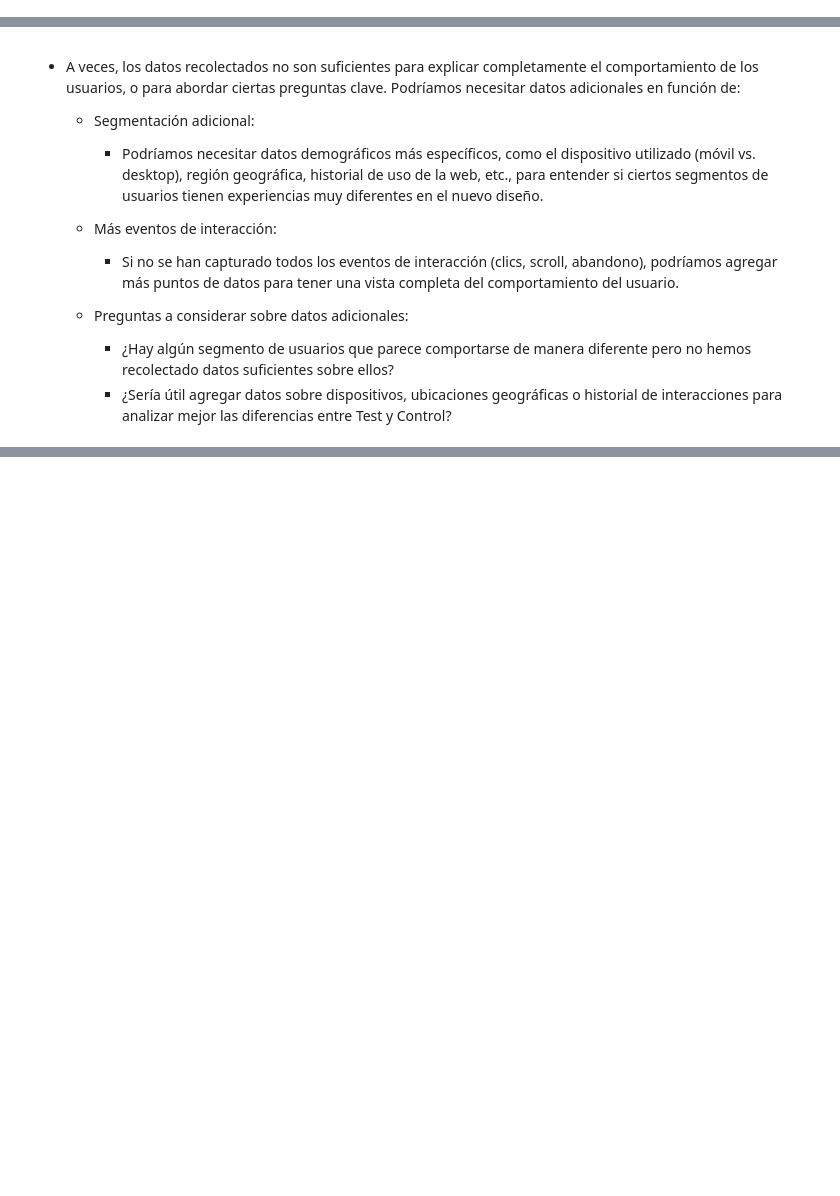
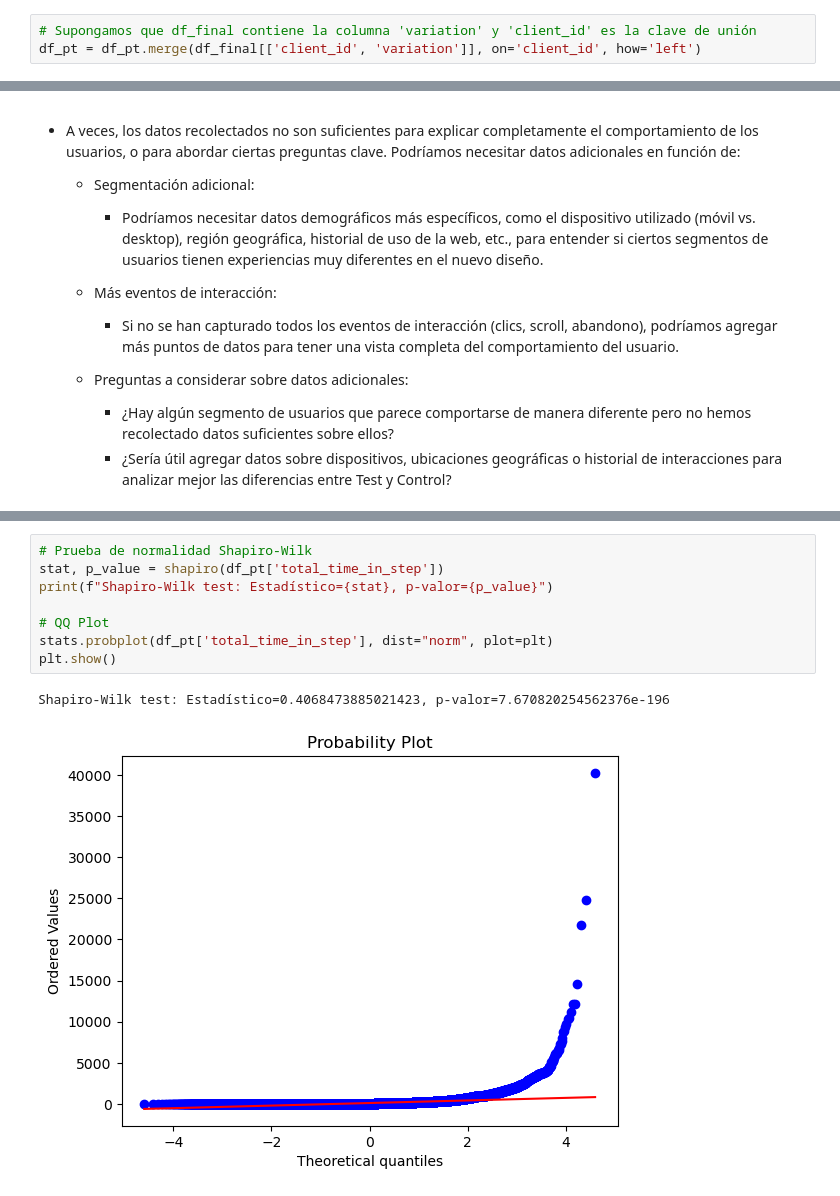
Before and after one commit to adrianlardies/vanguard-ab-test, a Jupyter notebook: main.ipynb, the cells around one changed output, grey strips where cells are left out. Cells and saved outputs as stored; diff of their text form; blank space fills up the shorter version.

```diff
--- a/main.ipynb
+++ b/main.ipynb
@@ -873,6 +874,9 @@ is_lineal = max_repeats & no_retrocessions & correct_order
 
 # Propagamos los resultados de vuelta al DataFrame original
 df_pt = df_pt.merge(is_lineal.rename('lineal'), on=['client_id', 'visit_id'])
+# %%
+# Supongamos que df_final contiene la columna 'variation' y 'client_id' es la clave de unión
+df_pt = df_pt.merge(df_final[['client_id', 'variation']], on='client_id', how='left')
 # %%
 # Filtramos clientes que completaron el proceso de manera lineal
 lineal_true = df_pt[df_pt['lineal'] == True]
@@ -2049,0 +2322,11 @@ Duración del experimento en Control: 2017-03-15 00:19:28 to 2017-06-20 23:57:06
+# %%
+# Prueba de normalidad Shapiro-Wilk
+stat, p_value = shapiro(df_pt['total_time_in_step'])
+print(f"Shapiro-Wilk test: Estadístico={stat}, p-valor={p_value}")
+
+# QQ Plot
+stats.probplot(df_pt['total_time_in_step'], dist="norm", plot=plt)
+plt.show()
+# %% [output]
+Shapiro-Wilk test: Estadístico=0.4068473885021423, p-valor=7.670820254562376e-196
+[figure, added]
```
Also changed, not shown: parts of 34 cells of this notebook.
